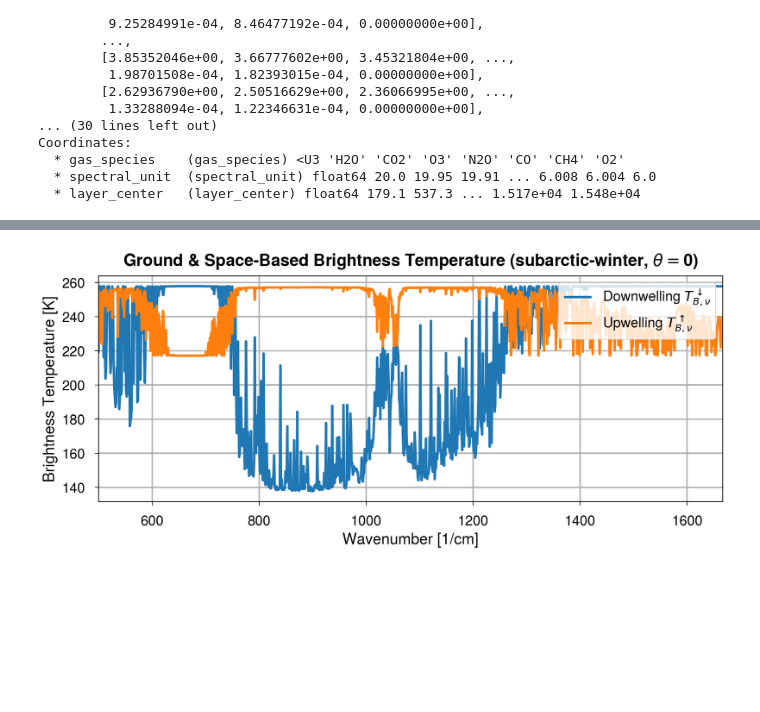
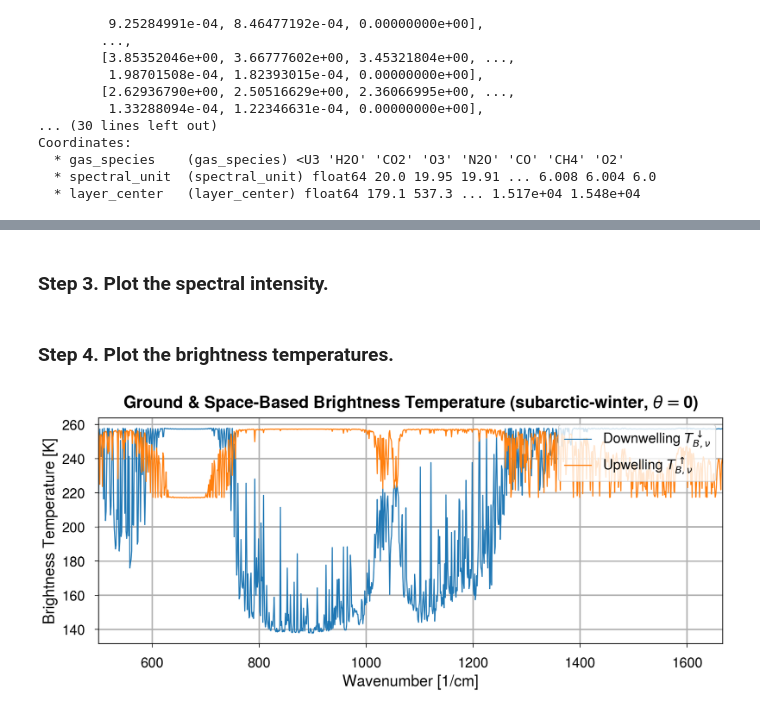
Before and after one commit to wblumberg/ESCI345, a Jupyter notebook: 08.Radiative_Transfer_Equation/Solve_RTE.ipynb, the cells around one changed output, grey strips where cells are left out. Drawn from its saved outputs; the diff is of its cells as text; code cells hidden in the pictures; blank space fills up the shorter version.

```diff
--- a/08.Radiative_Transfer_Equation/Solve_RTE.ipynb
+++ b/08.Radiative_Transfer_Equation/Solve_RTE.ipynb
@@ -83,0 +85,2 @@ plt.show()
+# %% [markdown]
+### Step 3. Plot the spectral intensity.
@@ -84,12 +99,14 @@ plt.show()
+# %% [markdown]
+### Step 4. Plot the brightness temperatures.
 # %%
 fig, ax = pplt.subplots(nrows=1, ncols=1, figsize=(9,4))
-ax.plot(wnum, rtcalc_module.brightness_temperature(rad_dn.magnitude, wnum.magnitude), label=r"Downwelling $T_{B,\nu}^\downarrow$")
-ax.plot(wnum, rtcalc_module.brightness_temperature(rad_up.magnitude, wnum.magnitude), label=r"Upwelling $T_{B,\nu}^\uparrow$")
+ax.plot(wnum, rtcalc_module.brightness_temperature(rad_dn.magnitude, wnum.magnitude), label=r"Downwelling $T_{B,\nu}^\downarrow$", lw=1)
+ax.plot(wnum, rtcalc_module.brightness_temperature(rad_up.magnitude, wnum.magnitude), label=r"Upwelling $T_{B,\nu}^\uparrow$", lw=1)
 
 ax.format(xlabel=f"Wavenumber [{wnum.units:P~}]", ylabel="Brightness Temperature [K]", grid=True,
           suptitle=rf"Ground & Space-Based Brightness Temperature ({atmosphere}, $\theta=${zenith})")
 ax.legend(loc='ur',ncol=1)
 fig.save("plots/spectral_tb.pdf")
 plt.show()
 # %% [output]
-[figure, old version]
+[figure, new version]
```
Also changed, not shown: parts of 11 cells of this notebook, 26 other files.
